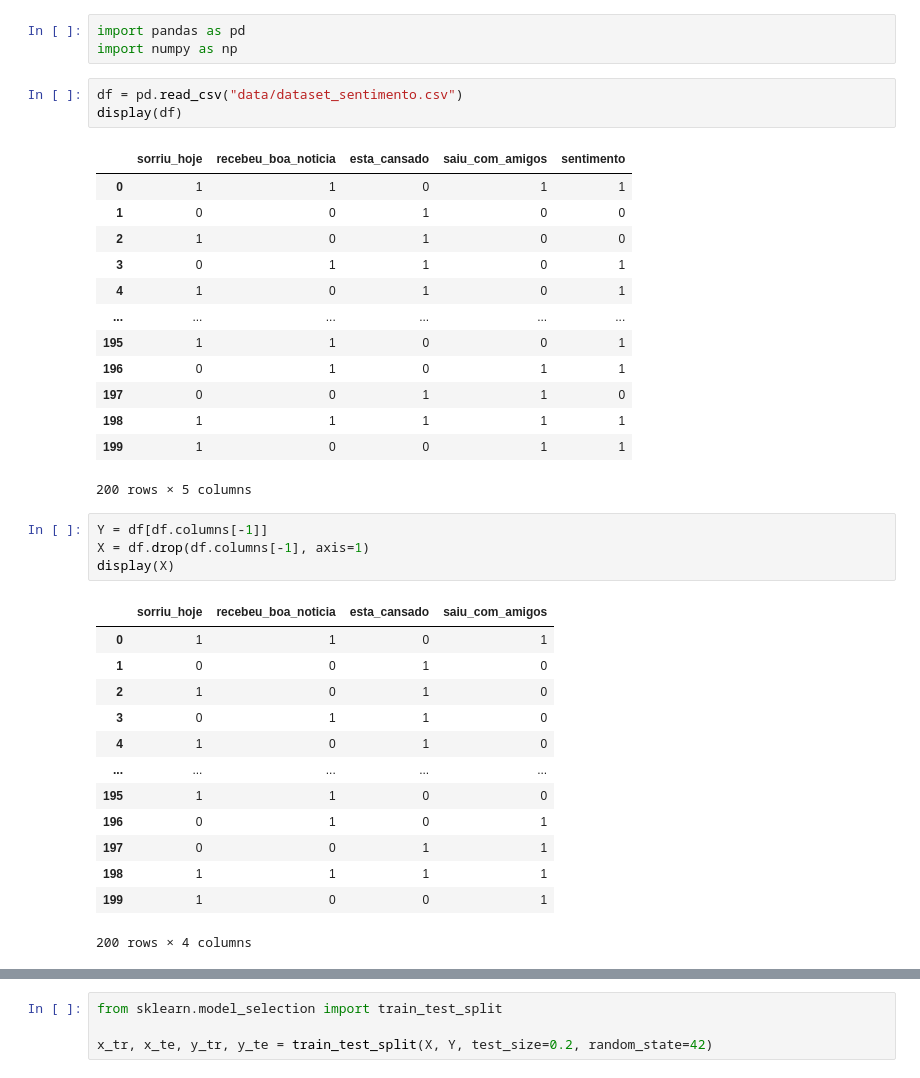
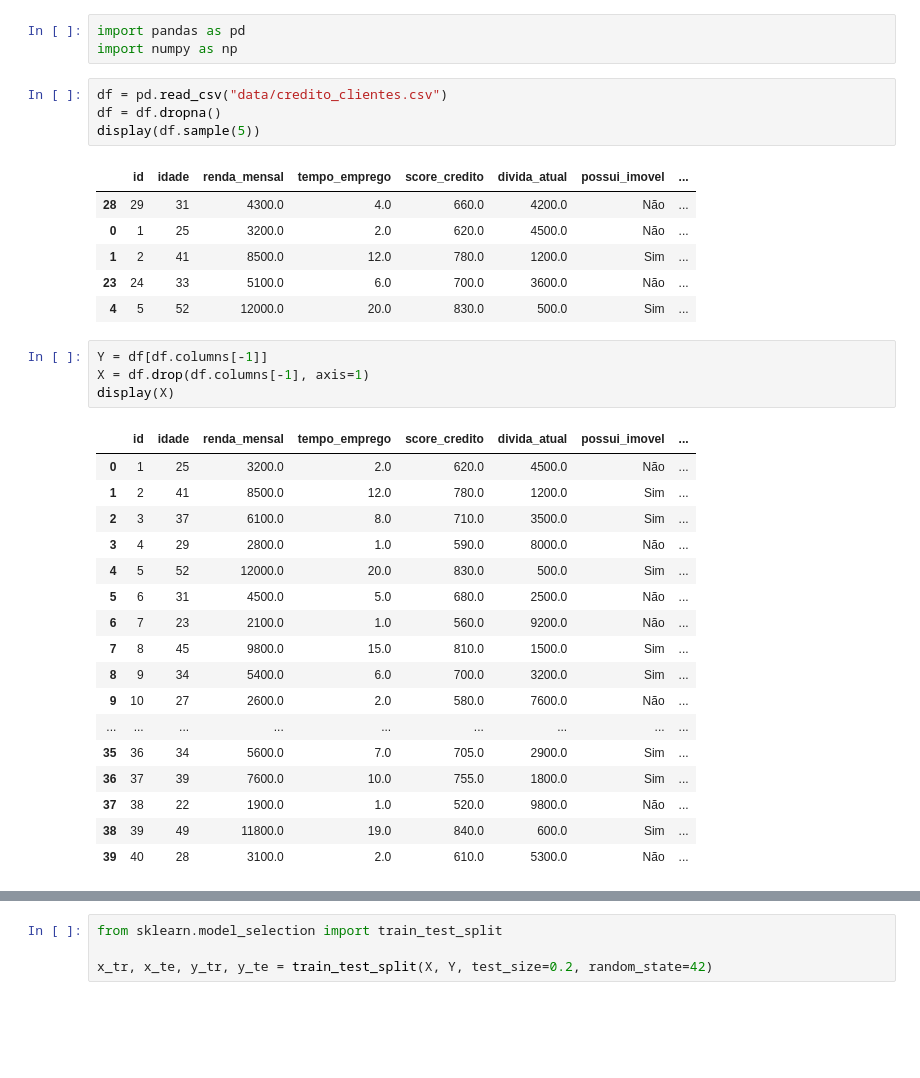
Before and after one commit to pedromaia-aluno/aula_classifica-o, a Jupyter notebook: src/classificacao/curso.ipynb, the cells around one changed output, grey strips where cells are left out. Cells and saved outputs as stored; diff of their text form; blank space fills up the shorter version.

```diff
--- a/src/classificacao/curso.ipynb
+++ b/src/classificacao/curso.ipynb
@@ -2,37 +2,35 @@
 import pandas as pd
 import numpy as np
 # %%
-df = pd.read_csv("data/dataset_sentimento.csv")
-display(df)
+df = pd.read_csv("data/credito_clientes.csv")
+df = df.dropna()
+display(df.sample(5))
 # %% [output]
-|  | sorriu_hoje | recebeu_boa_noticia | esta_cansado | saiu_com_amigos | sentimento |
-| 0 | 1 | 1 | 0 | 1 | 1 |
-| 1 | 0 | 0 | 1 | 0 | 0 |
-| 2 | 1 | 0 | 1 | 0 | 0 |
-| 3 | 0 | 1 | 1 | 0 | 1 |
-| 4 | 1 | 0 | 1 | 0 | 1 |
-| ... | ... | ... | ... | ... | ... |
-| 195 | 1 | 1 | 0 | 0 | 1 |
-| 196 | 0 | 1 | 0 | 1 | 1 |
-| 197 | 0 | 0 | 1 | 1 | 0 |
-| 198 | 1 | 1 | 1 | 1 | 1 |
-| 199 | 1 | 0 | 0 | 1 | 1 |
+|  | id | idade | renda_mensal | tempo_emprego | score_credito | divida_atual | possui_imovel | ... |
+| 28 | 29 | 31 | 4300.0 | 4.0 | 660.0 | 4200.0 | Não | ... |
+| 0 | 1 | 25 | 3200.0 | 2.0 | 620.0 | 4500.0 | Não | ... |
+| 1 | 2 | 41 | 8500.0 | 12.0 | 780.0 | 1200.0 | Sim | ... |
+| 23 | 24 | 33 | 5100.0 | 6.0 | 700.0 | 3600.0 | Não | ... |
+| 4 | 5 | 52 | 12000.0 | 20.0 | 830.0 | 500.0 | Sim | ... |
-200 rows × 5 columns
 # %%
 Y = df[df.columns[-1]]
 X = df.drop(df.columns[-1], axis=1)
 display(X)
 # %% [output]
-|  | sorriu_hoje | recebeu_boa_noticia | esta_cansado | saiu_com_amigos |
-| 0 | 1 | 1 | 0 | 1 |
-| 1 | 0 | 0 | 1 | 0 |
-| 2 | 1 | 0 | 1 | 0 |
-| 3 | 0 | 1 | 1 | 0 |
-| 4 | 1 | 0 | 1 | 0 |
-| ... | ... | ... | ... | ... |
-| 195 | 1 | 1 | 0 | 0 |
-| 196 | 0 | 1 | 0 | 1 |
-| 197 | 0 | 0 | 1 | 1 |
-| 198 | 1 | 1 | 1 | 1 |
-| 199 | 1 | 0 | 0 | 1 |
+|  | id | idade | renda_mensal | tempo_emprego | score_credito | divida_atual | possui_imovel | ... |
+| 0 | 1 | 25 | 3200.0 | 2.0 | 620.0 | 4500.0 | Não | ... |
+| 1 | 2 | 41 | 8500.0 | 12.0 | 780.0 | 1200.0 | Sim | ... |
+| 2 | 3 | 37 | 6100.0 | 8.0 | 710.0 | 3500.0 | Sim | ... |
+| 3 | 4 | 29 | 2800.0 | 1.0 | 590.0 | 8000.0 | Não | ... |
+| 4 | 5 | 52 | 12000.0 | 20.0 | 830.0 | 500.0 | Sim | ... |
+| 5 | 6 | 31 | 4500.0 | 5.0 | 680.0 | 2500.0 | Não | ... |
+| 6 | 7 | 23 | 2100.0 | 1.0 | 560.0 | 9200.0 | Não | ... |
+| 7 | 8 | 45 | 9800.0 | 15.0 | 810.0 | 1500.0 | Sim | ... |
+| 8 | 9 | 34 | 5400.0 | 6.0 | 700.0 | 3200.0 | Sim | ... |
+| 9 | 10 | 27 | 2600.0 | 2.0 | 580.0 | 7600.0 | Não | ... |
+| ... | ... | ... | ... | ... | ... | ... | ... | ... |
+| 35 | 36 | 34 | 5600.0 | 7.0 | 705.0 | 2900.0 | Sim | ... |
+| 36 | 37 | 39 | 7600.0 | 10.0 | 755.0 | 1800.0 | Sim | ... |
+| 37 | 38 | 22 | 1900.0 | 1.0 | 520.0 | 9800.0 | Não | ... |
+| 38 | 39 | 49 | 11800.0 | 19.0 | 840.0 | 600.0 | Sim | ... |
+| 39 | 40 | 28 | 3100.0 | 2.0 | 610.0 | 5300.0 | Não | ... |
-200 rows × 4 columns
```
Also changed, not shown: parts of 4 cells of this notebook, 1 other file.
